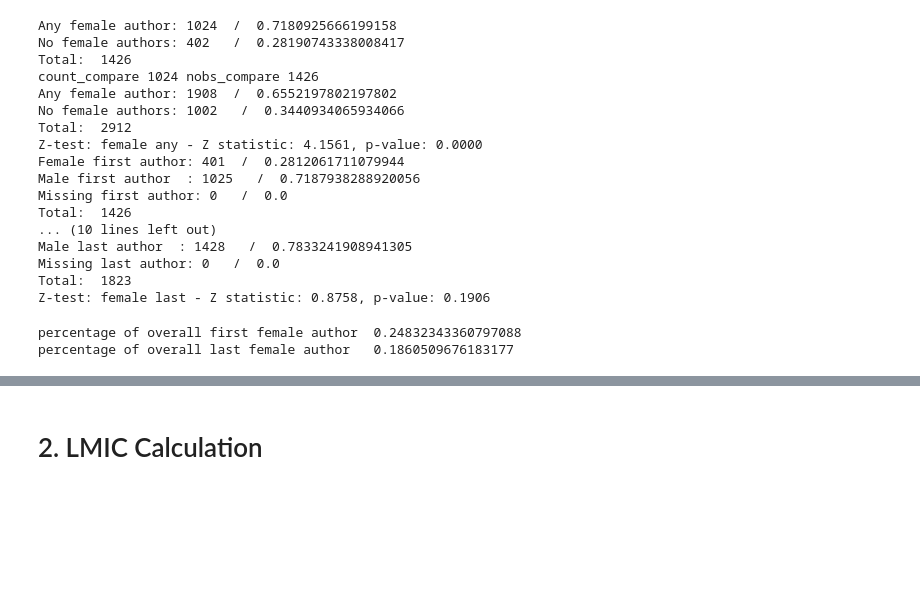
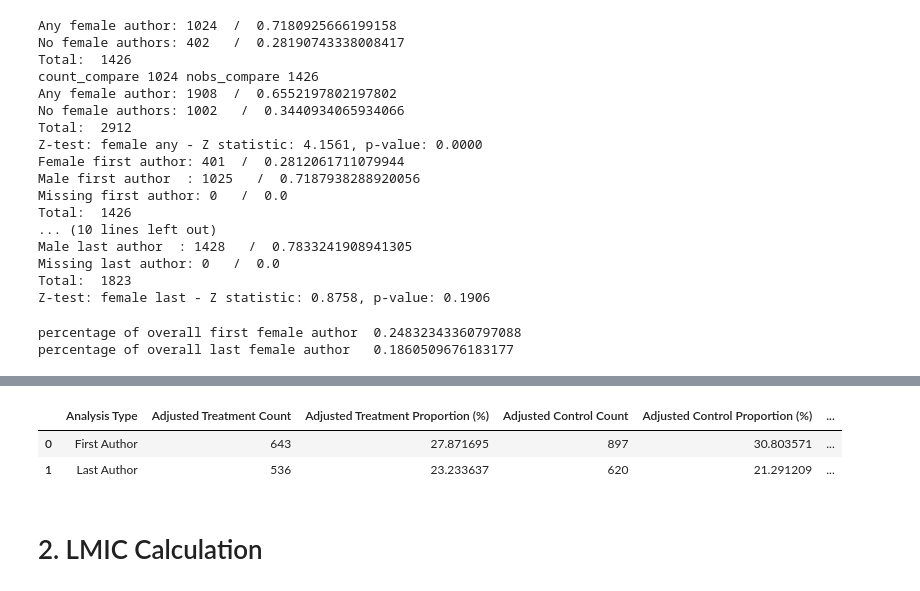
Before and after one commit to anpetushkov/OpenVsPrivateDatasets, a Jupyter notebook: OpenVsPrivateDataMaster.ipynb, the cells around one changed output, grey strips where cells are left out. Saved outputs shown, nothing was run; the diff lists cells and outputs as text; code cells hidden in the pictures; blank space fills up the shorter version.

```diff
--- a/OpenVsPrivateDataMaster.ipynb
+++ b/OpenVsPrivateDataMaster.ipynb
@@ -890,3 +1063,63 @@ percentage of overall last female author   0.1860509676183177
+# %%
+from statsmodels.stats.proportion import proportions_ztest
+import pandas as pd
+
+def sensitivity_analysis_impute_gender(total_compare_papers, known_compare_papers, compare_female_count, compare_male_count, total_control_papers, known_control_papers, control_female_count, control_male_count):
+    # Calculate the proportion of female authors in the known data for each group
+    compare_female_proportion = compare_female_count / known_compare_papers
+    control_female_proportion = control_female_count / known_control_papers
+
+    # Calculate the number of papers with missing author information for each group
+    missing_compare_papers = total_compare_papers - known_compare_papers
+    missing_control_papers = total_control_papers - known_control_papers
+
+    # Impute the missing data by distributing the female and non-female authors based on the known proportions for both groups
+    imputed_compare_female_count = int(missing_compare_papers * compare_female_proportion)
+    imputed_control_female_count = int(missing_control_papers * control_female_proportion)
+
+    # Calculate the adjusted counts of female authors for each group
+    adjusted_compare_female_count = compare_female_count + imputed_compare_female_count
+    adjusted_control_female_count = control_female_count + imputed_control_female_count
+
+    # Calculate the adjusted proportions
+    adjusted_compare_female_proportion = adjusted_compare_female_count / total_compare_papers * 100
+    adjusted_control_female_proportion = adjusted_control_female_count / total_control_papers * 100
+
+    # Perform the one-sided Z-test with the alternative hypothesis stating that the proportion in the compare group is greater than the control group
+    z_stat, p_value = proportions_ztest([adjusted_compare_female_count, adjusted_control_female_count],
+                                        [total_compare_papers, total_control_papers],
+                                        alternative='larger')
+
+    return adjusted_compare_female_count, adjusted_compare_female_proportion, adjusted_control_female_count, adjusted_control_female_proportion, z_stat, p_value
+
+# Calculate the total number of papers and known papers for each group
+total_compare_papers = len(df_pubs_compare)
+total_control_papers = len(df_pubs_control)
+known_compare_papers_last = total_compare_papers - compare_missing_last
+known_control_papers_last = total_control_papers - control_missing_last
+known_compare_papers_first = total_compare_papers - compare_missing_first
+known_control_papers_first = total_control_papers - control_missing_first
+
+# Perform the sensitivity analysis for first and last authors
+first_results = sensitivity_analysis_impute_gender(total_compare_papers, known_compare_papers_first, compare_female_first, compare_male_first, total_control_papers, known_control_papers_first, control_female_first, control_male_first)
+last_results = sensitivity_analysis_impute_gender(total_compare_papers, known_compare_papers_last, compare_female_last, compare_male_last, total_control_papers, known_control_papers_last, control_female_last, control_male_last)
+
+# Create a DataFrame with the results
+results_df = pd.DataFrame({
+    'Analysis Type': ['First Author', 'Last Author'],
+    'Adjusted Treatment Count': [first_results[0], last_results[0]],
+    'Adjusted Treatment Proportion (%)': [first_results[1], last_results[1]],
+    'Adjusted Control Count': [first_results[2], last_results[2]],
+    'Adjusted Control Proportion (%)': [first_results[3], last_results[3]],
+    'Z-Statistic': [first_results[4], last_results[4]],
+    'P-Value': [first_results[5], last_results[5]]
+})
+
+results_df
+# %% [output]
+|  | Analysis Type | Adjusted Treatment Count | Adjusted Treatment Proportion (%) | Adjusted Control Count | Adjusted Control Proportion (%) | ... |
+| 0 | First Author | 643 | 27.871695 | 897 | 30.803571 | ... |
+| 1 | Last Author | 536 | 23.233637 | 620 | 21.291209 | ... |
 # %% [markdown]
 # 2. LMIC Calculation
 # %%
```
Also changed, not shown: parts of 31 cells of this notebook.
